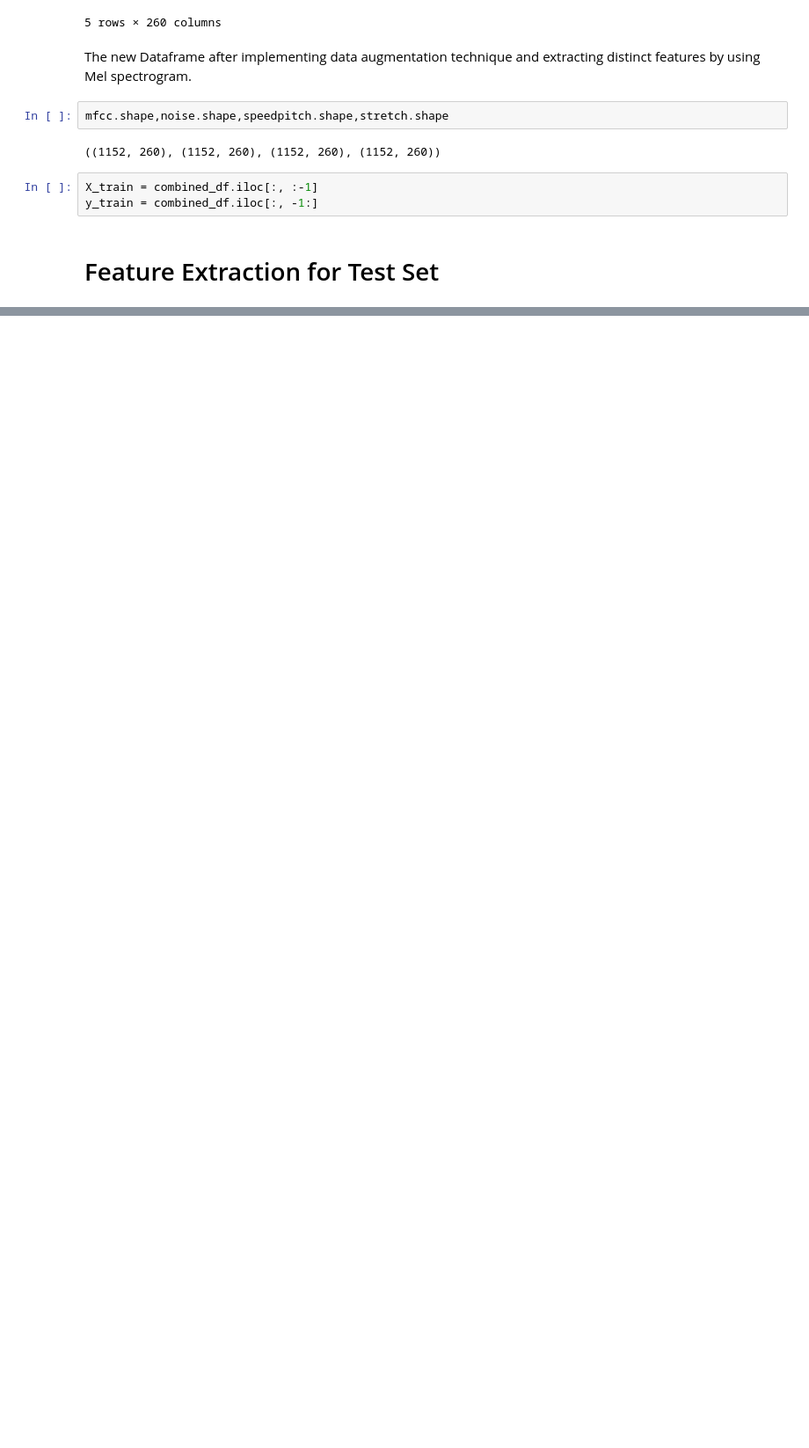
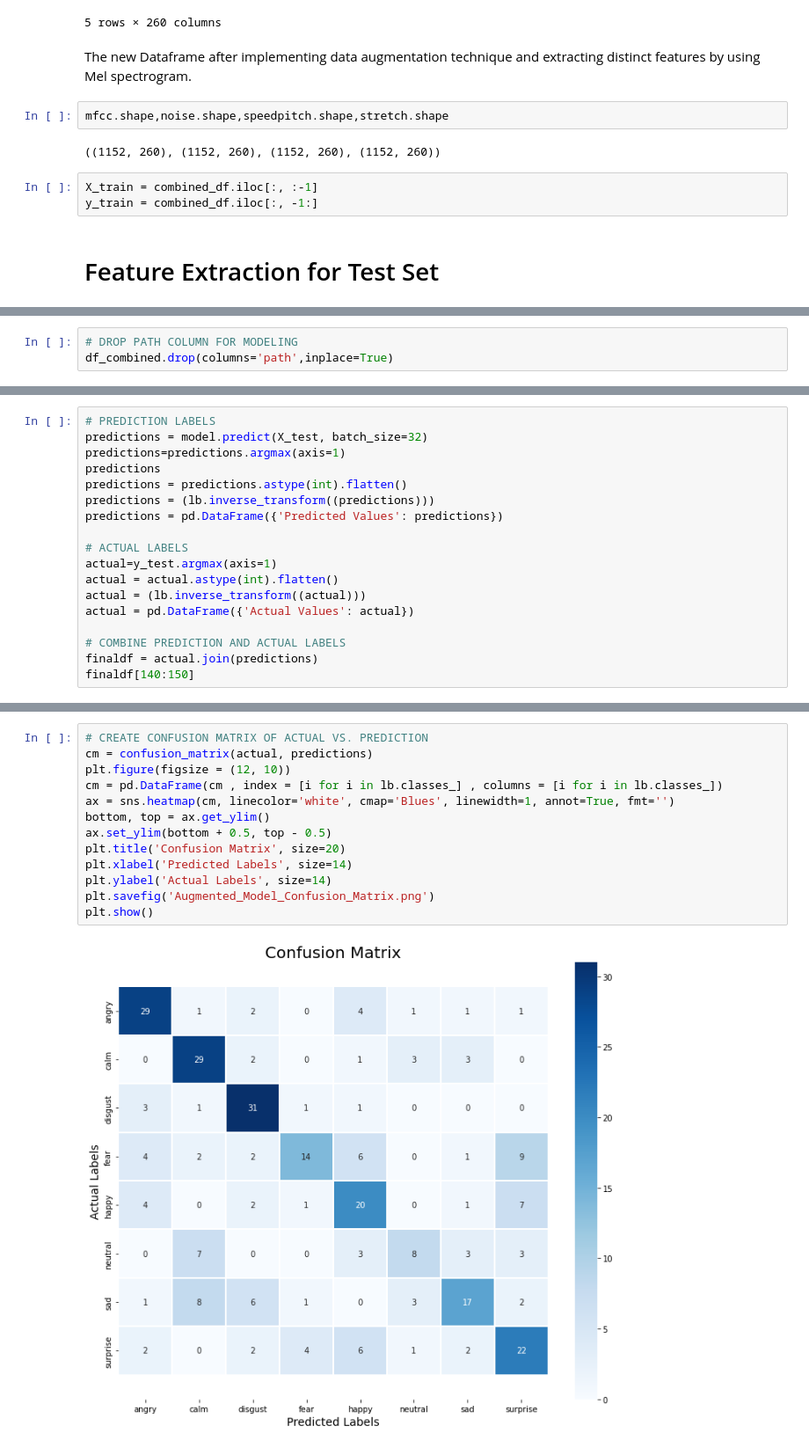
Before and after one commit to Tanjul5/Speech-Emotion-Recognition, a Jupyter notebook: speech_emotion_recognition_capstone_project.ipynb, the cells around one changed output, grey strips where cells are left out. Shown at 88% size. Cells and saved outputs as stored; diff of their text form; blank space fills up the shorter version.

```diff
--- a/speech_emotion_recognition_capstone_project.ipynb
+++ b/speech_emotion_recognition_capstone_project.ipynb
@@ -536,0 +580,3 @@ y_train = combined_df.iloc[:, -1:]
+# %%
+# DROP PATH COLUMN FOR MODELING
+df_combined.drop(columns='path',inplace=True)
@@ -536,0 +723,18 @@ y_train = combined_df.iloc[:, -1:]
+# %%
+# PREDICTION LABELS
+predictions = model.predict(X_test, batch_size=32)
+predictions=predictions.argmax(axis=1)
+predictions
+predictions = predictions.astype(int).flatten()
+predictions = (lb.inverse_transform((predictions)))
+predictions = pd.DataFrame({'Predicted Values': predictions})
+
+# ACTUAL LABELS
+actual=y_test.argmax(axis=1)
+actual = actual.astype(int).flatten()
+actual = (lb.inverse_transform((actual)))
+actual = pd.DataFrame({'Actual Values': actual})
+
+# COMBINE PREDICTION AND ACTUAL LABELS
+finaldf = actual.join(predictions)
+finaldf[140:150]
@@ -536,0 +753,15 @@ y_train = combined_df.iloc[:, -1:]
+# %%
+# CREATE CONFUSION MATRIX OF ACTUAL VS. PREDICTION
+cm = confusion_matrix(actual, predictions)
+plt.figure(figsize = (12, 10))
+cm = pd.DataFrame(cm , index = [i for i in lb.classes_] , columns = [i for i in lb.classes_])
+ax = sns.heatmap(cm, linecolor='white', cmap='Blues', linewidth=1, annot=True, fmt='')
+bottom, top = ax.get_ylim()
+ax.set_ylim(bottom + 0.5, top - 0.5)
+plt.title('Confusion Matrix', size=20)
+plt.xlabel('Predicted Labels', size=14)
+plt.ylabel('Actual Labels', size=14)
+plt.savefig('Augmented_Model_Confusion_Matrix.png')
+plt.show()
+# %% [output]
+[figure, added]
```
Also changed, not shown: parts of 26 cells of this notebook.
